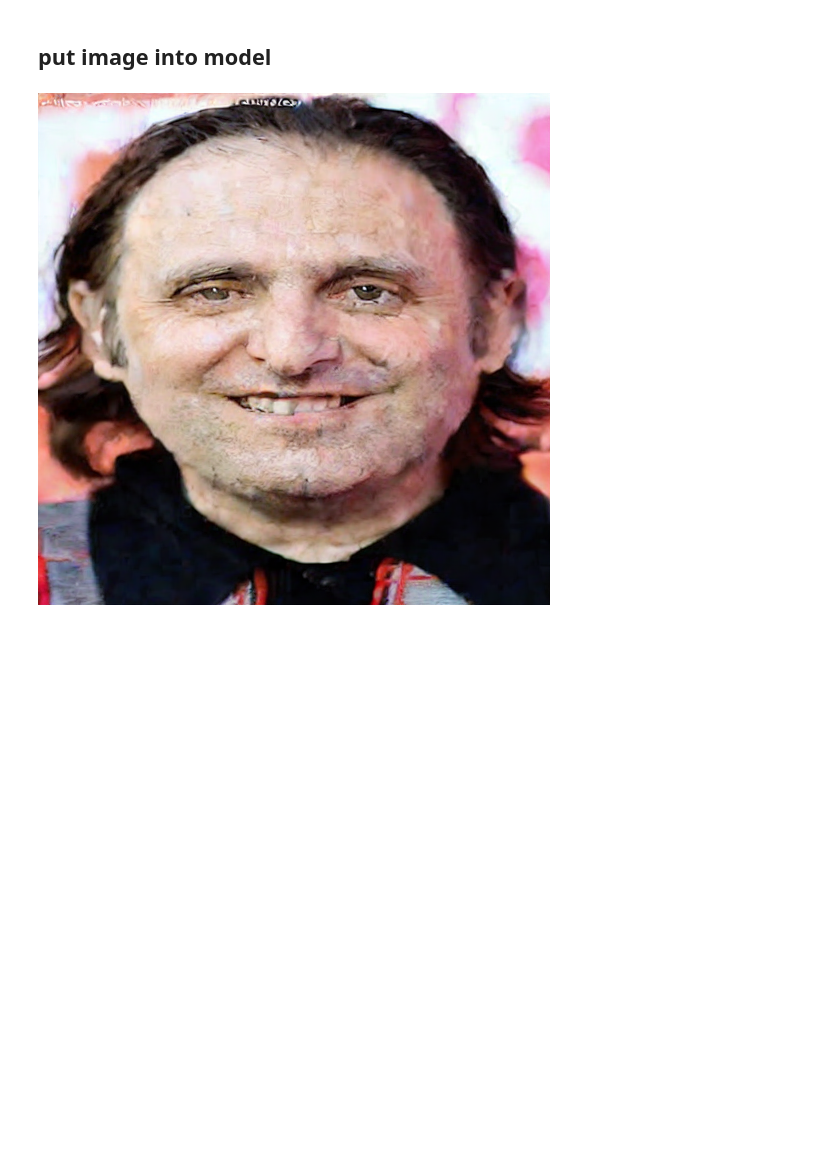
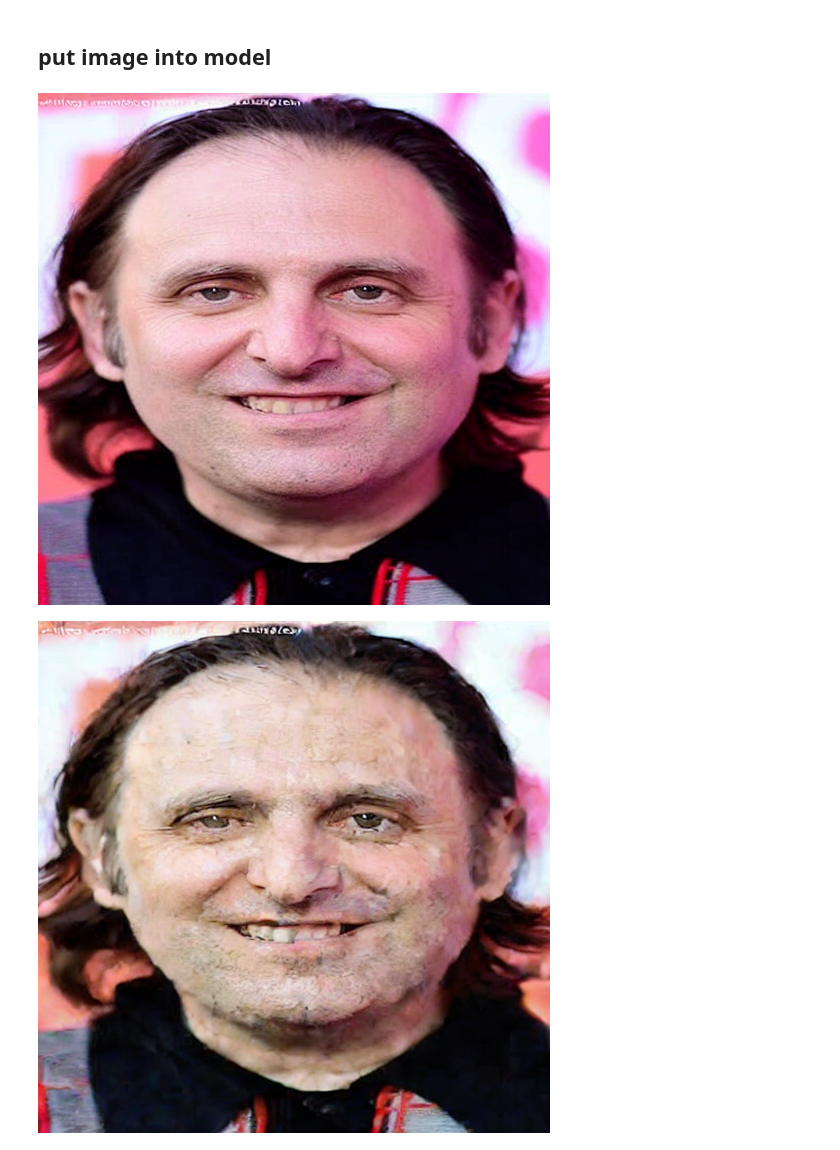
Before and after one commit to GccX11/sd-utils, a Jupyter notebook: utils_test.ipynb, the cells around one changed output. Saved outputs shown, nothing was run; the diff lists cells and outputs as text; code cells hidden in the pictures; blank space fills up the shorter version.

```diff
--- a/utils_test.ipynb
+++ b/utils_test.ipynb
@@ -48,6 +48,10 @@ x = np.asarray(I)
 z = u.encode(x)
 #xp1 = u.im("dog face", prior=z, start=10)
 #xp2 = u.decode(z)
+# %%
+u.decode(z)[0]
+# %% [output]
+[figure, added]
 # %%
 u.decode(u.perturb(z, 0.2))[0]
 # %% [output]
```
Also changed, not shown: parts of 4 cells of this notebook, 1 other file.
